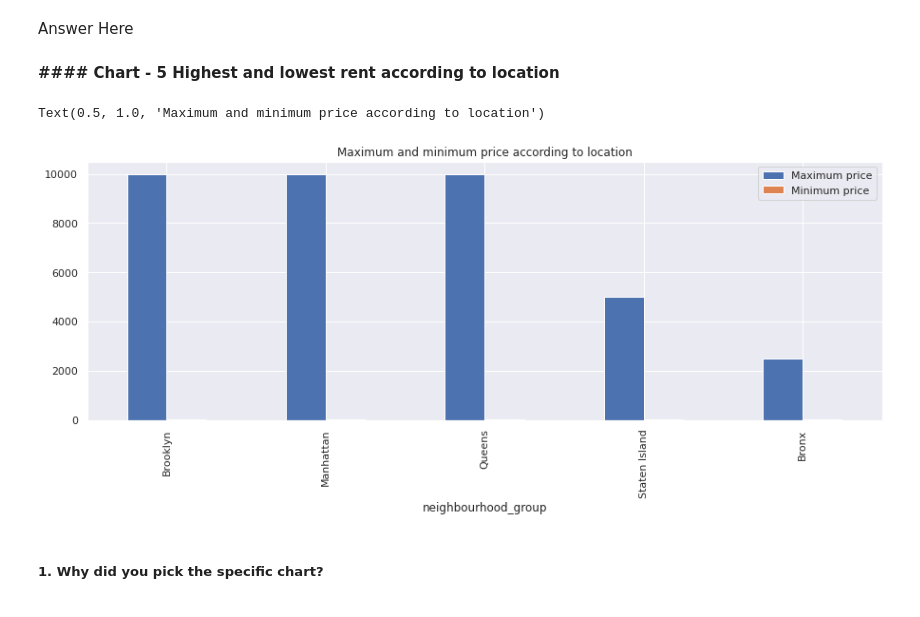
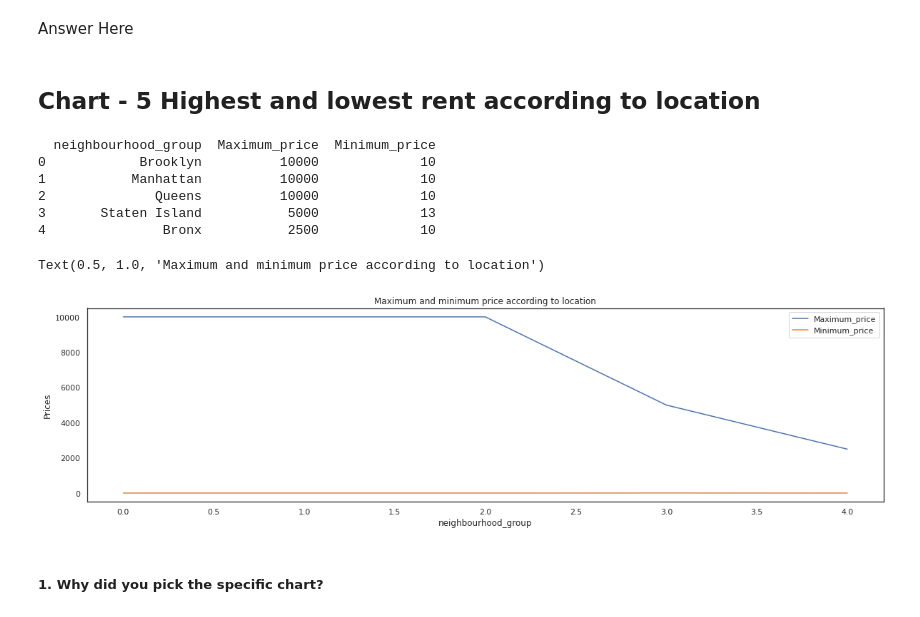
Before and after one commit to kapilkukreja469/Airbnb_bookings_analysis_project, a Jupyter notebook: Sample_EDA_Submission_Template.ipynb, the cells around one changed output. Drawn from its saved outputs; the diff is of its cells as text; code cells hidden in the pictures.

```diff
--- a/Sample_EDA_Submission_Template.ipynb
+++ b/Sample_EDA_Submission_Template.ipynb
@@ -311,9 +311,10 @@ max_hostid=airbnb_df['host_id'].value_counts().head(10)
 df_hostid=pd.DataFrame(data=max_hostid)
 df_hostid.reset_index(inplace=True)
 df_hostid.rename(columns={'index':'Host_ID', 'host_id':'Listings_Count'}, inplace=True)
+print(df_hostid)
 # creating chart
 fig_1=sns.barplot(x='Host_ID',y='Listings_Count',data=df_hostid)
-sns.set(rc={'figure.figsize':(15,5)})
+sns.set(rc={'figure.figsize':(20,5)})
 fig_1.set_title('Hosts with the most listings')
 fig_1.set_ylabel('Count of listings')
 fig_1.set_xlabel('Host IDs')
@@ -402,24 +414,33 @@ Are there any insights that lead to negative growth? Justify with specific reaso
 # %% [markdown]
 Answer Here
 # %% [markdown]
-**#### Chart - 5 Highest and lowest rent according to location**
+## **Chart - 5 Highest and lowest rent according to location**
 # %%
 #Get the highest rent according to location
-max_price_df = airbnb_df.groupby('neighbourhood_group',as_index=False)['price'].max().sort_values(['price'],ascending = False).rename(columns = {'price':'Maximum price'})
+max_price_df = airbnb_df.groupby('neighbourhood_group',as_index=False)['price'].max().sort_values(['price'],ascending = False).rename(columns = {'price':'Maximum_price'})
 
 #Get the lowest rent according to location
-min_price_df = airbnb_df.groupby('neighbourhood_group',as_index=False)['price'].min().sort_values(['price'],ascending = True).rename(columns = {'price':'Minimum price'})
+min_price_df = airbnb_df.groupby('neighbourhood_group',as_index=False)['price'].min().sort_values(['price'],ascending = True).rename(columns = {'price':'Minimum_price'})
 
 #Get the combine dataframe of minimum and maximum price according to location
 merge_price_df = pd.merge(max_price_df, min_price_df, on='neighbourhood_group')
-merge_price_df
-#Bar graph for display maximum price and minimum price according to location
-merge_price_df.plot(x="neighbourhood_group", y=['Maximum price','Minimum price'], kind="bar")
-plt.legend(labels = ['Maximum price','Minimum price'])
+print(merge_price_df)
+
+#graph for display maximum price and minimum price according to location
+
+merge_price_df.plot()
+plt.ylabel('Prices')
+plt.xlabel('neighbourhood_group')
 plt.title('Maximum and minimum price according to location')
 # %% [output]
-Text(0.5, 1.0, 'Maximum and minimum price according to location')
+  neighbourhood_group  Maximum_price  Minimum_price
+0            Brooklyn          10000             10
+1           Manhattan          10000             10
+2              Queens          10000             10
+3       Staten Island           5000             13
+4               Bronx           2500             10
+Text(0.5, 1.0, 'Maximum and minimum price according to location')
-[figure, old version]
+[figure, new version]
 # %% [markdown]
 ##### 1. Why did you pick the specific chart?
 # %% [markdown]
```
Also changed, not shown: parts of 69 cells of this notebook.
